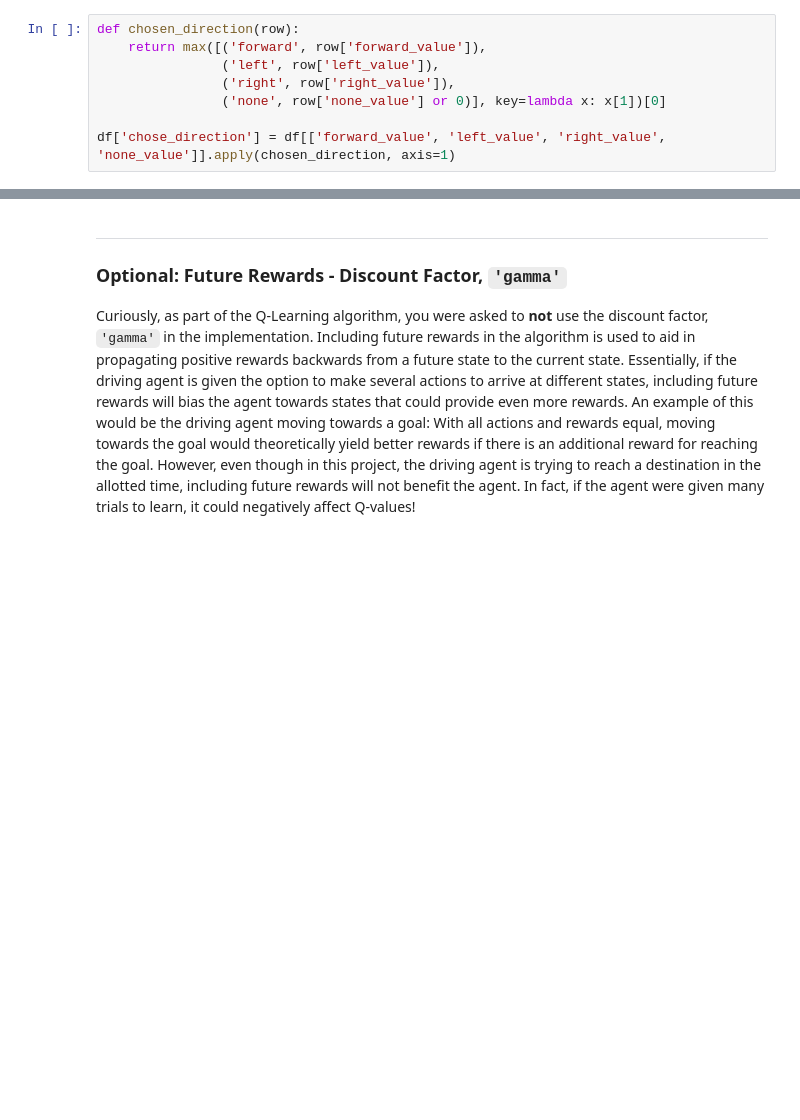
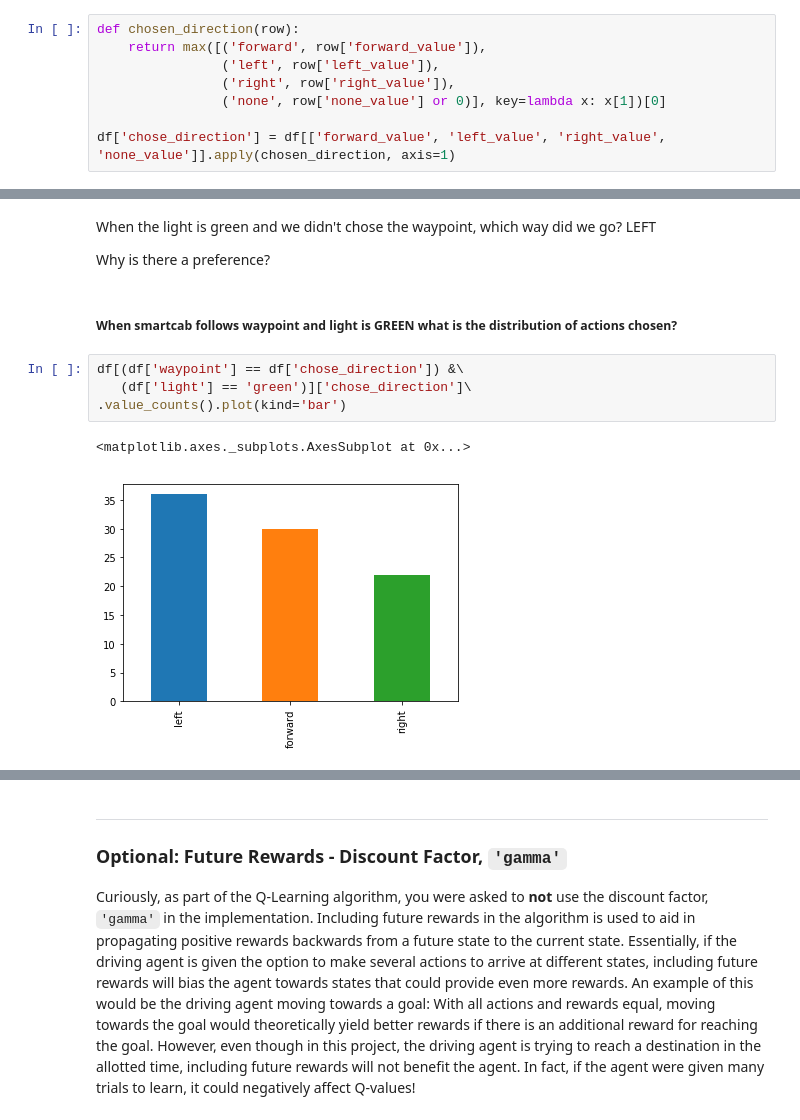
Before and after one commit to Ryanglambert/machine-learning, a Jupyter notebook: projects/smartcab/smartcab.ipynb, the cells around one changed output, grey strips where cells are left out. Drawn from its saved outputs; the diff is of its cells as text; blank space fills up the shorter version.

```diff
--- a/projects/smartcab/smartcab.ipynb
+++ b/projects/smartcab/smartcab.ipynb
@@ -434,0 +445,13 @@ When there are no other cars and the light is green.
+# %% [markdown]
+When the light is green and we didn't chose the waypoint, which way did we go? LEFT
+
+Why is there a preference?
+# %% [markdown]
+##### When smartcab follows waypoint and light is GREEN what is the distribution of actions chosen?
+# %%
+df[(df['waypoint'] == df['chose_direction']) &\
+   (df['light'] == 'green')]['chose_direction']\
+.value_counts().plot(kind='bar')
+# %% [output]
+<matplotlib.axes._subplots.AxesSubplot at 0x...>
+[figure, added]
```
Also changed, not shown: parts of 13 cells of this notebook.
